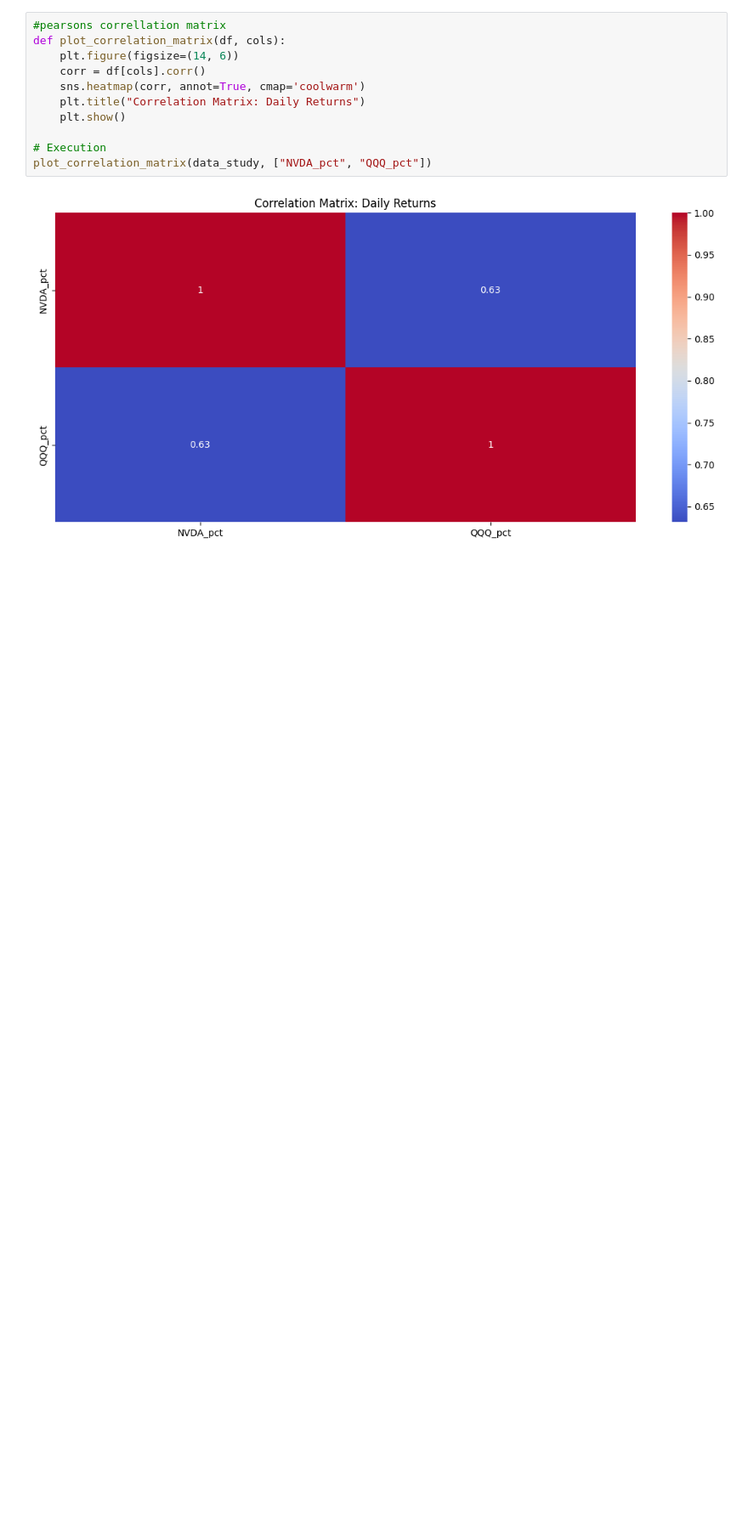
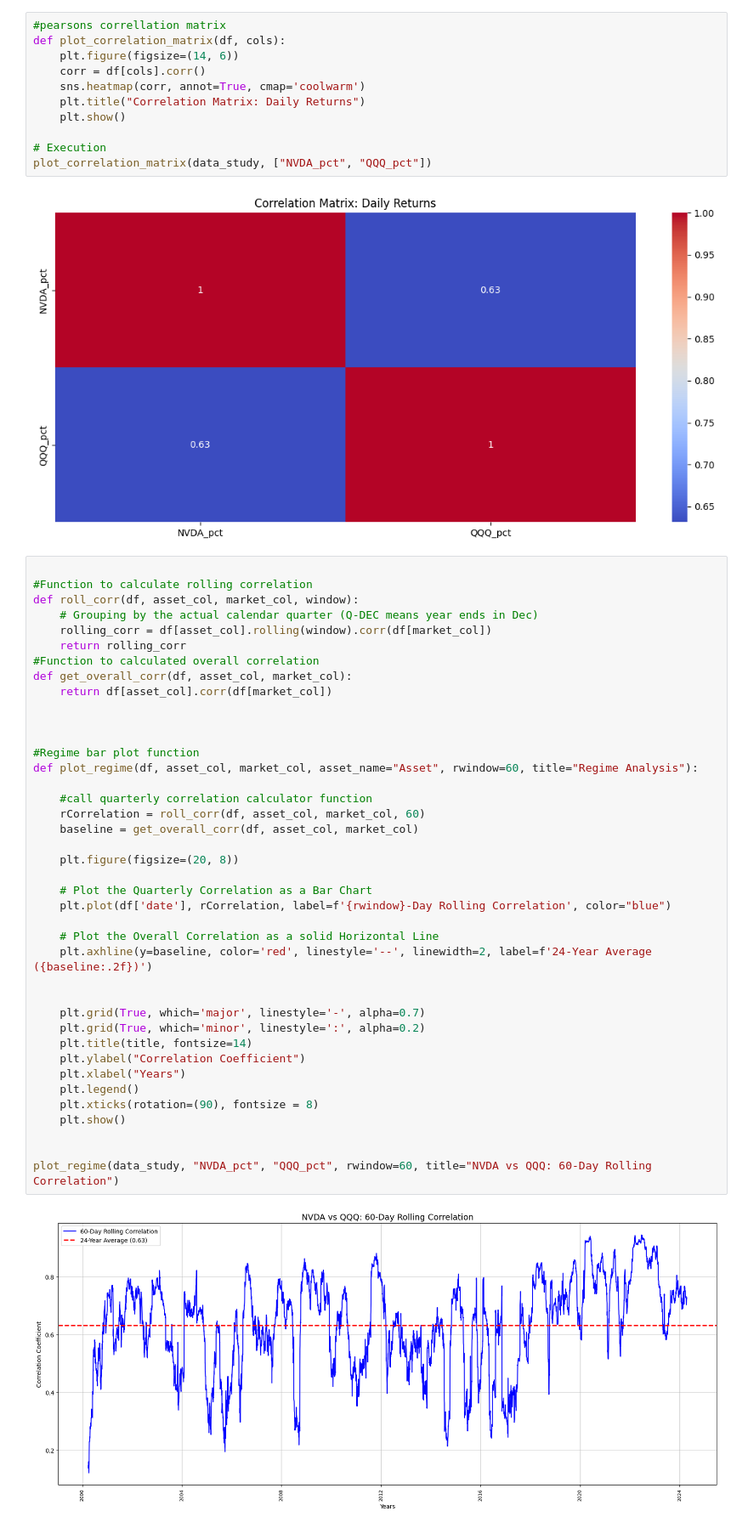
Before and after one commit to matisse-ops/nvda-nq-correlation-study, a Jupyter notebook: NQ_QQQ_EDA.ipynb, the cells around one changed output. Shown at 85% size. Saved outputs shown, nothing was run; the diff lists cells and outputs as text; blank space fills up the shorter version.

Commit message:
Feat: plotted a rolling corr graph to analysis regime change at a micro level

```diff
--- a/NQ_QQQ_EDA.ipynb
+++ b/NQ_QQQ_EDA.ipynb
@@ -273,3 +273,45 @@ def plot_correlation_matrix(df, cols):
 plot_correlation_matrix(data_study, ["NVDA_pct", "QQQ_pct"])
 # %% [output]
 [figure]
+# %%
+
+#Function to calculate rolling correlation
+def roll_corr(df, asset_col, market_col, window):
+    # Grouping by the actual calendar quarter (Q-DEC means year ends in Dec)
+    rolling_corr = df[asset_col].rolling(window).corr(df[market_col])
+    return rolling_corr
+#Function to calculated overall correlation
+def get_overall_corr(df, asset_col, market_col):
+    return df[asset_col].corr(df[market_col])
+
+
+
+#Regime bar plot function
+def plot_regime(df, asset_col, market_col, asset_name="Asset", rwindow=60, title="Regime Analysis"):
+
+    #call quarterly correlation calculator function
+    rCorrelation = roll_corr(df, asset_col, market_col, 60)
+    baseline = get_overall_corr(df, asset_col, market_col)
+
+    plt.figure(figsize=(20, 8))
+
+    # Plot the Quarterly Correlation as a Bar Chart
+    plt.plot(df['date'], rCorrelation, label=f'{rwindow}-Day Rolling Correlation', color="blue")
+
+    # Plot the Overall Correlation as a solid Horizontal Line
+    plt.axhline(y=baseline, color='red', linestyle='--', linewidth=2, label=f'24-Year Average ({baseline:.2f})')
+
+
+    plt.grid(True, which='major', linestyle='-', alpha=0.7)
+    plt.grid(True, which='minor', linestyle=':', alpha=0.2)
+    plt.title(title, fontsize=14)
+    plt.ylabel("Correlation Coefficient")
+    plt.xlabel("Years")
+    plt.legend()
+    plt.xticks(rotation=(90), fontsize = 8)
+    plt.show()
+
+
+plot_regime(data_study, "NVDA_pct", "QQQ_pct", rwindow=60, title="NVDA vs QQQ: 60-Day Rolling Correlation")
+# %% [output]
+[figure, added]
```
